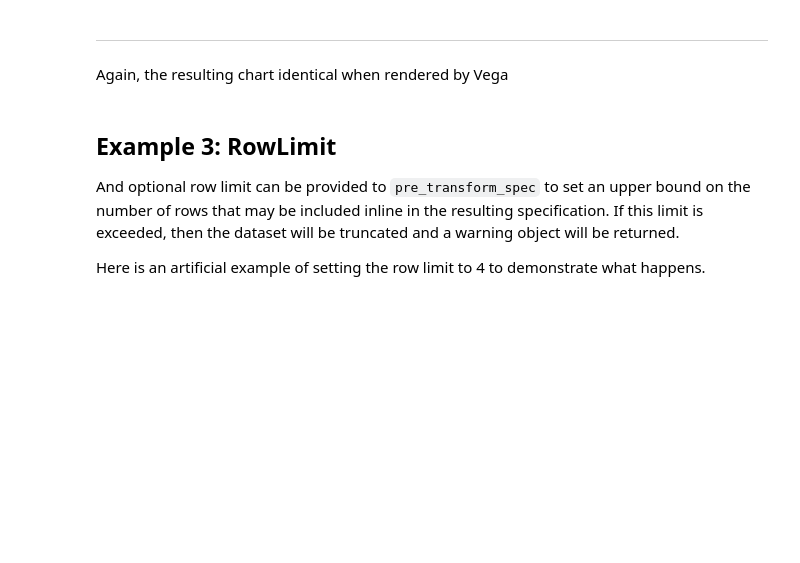
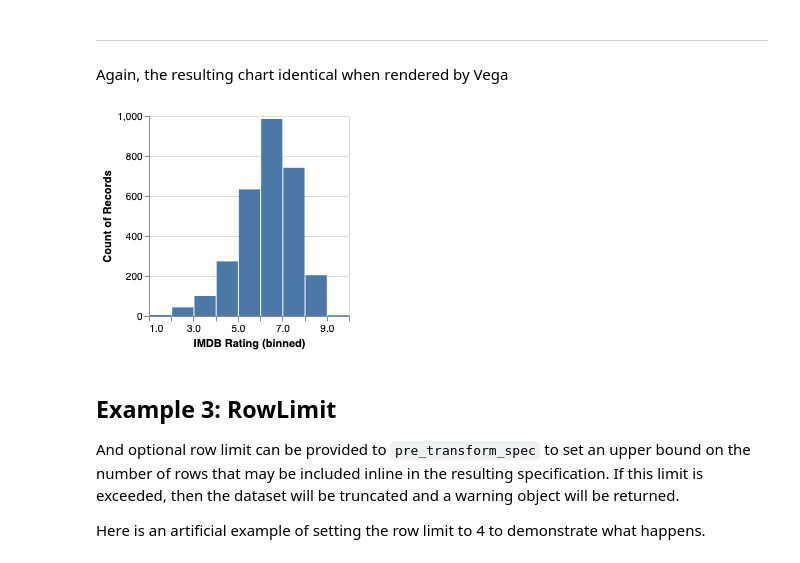
Before and after one commit to vega/vegafusion-demos, a Jupyter notebook: notebooks/pre_transform_vega/pre_transform.ipynb, the cells around one changed output. Drawn from its saved outputs; the diff is of its cells as text; code cells hidden in the pictures; blank space fills up the shorter version.

```diff
--- a/notebooks/pre_transform_vega/pre_transform.ipynb
+++ b/notebooks/pre_transform_vega/pre_transform.ipynb
@@ -195,7 +244,7 @@ movies.head()
 
 This DataFrame can be provided to `pre_transform_spec` method as a "named dataset", with name `"movies"`.  When a `DataFrame` is provided as a named dataset, it can be referenced by name from within the Vega specification using a special url syntax. In this case, the moveis dataset can be referenced as `"vegafusion+dataset://movies"`.  Here is the full specification:
 # %%
-full_spec_named = r"""
+full_spec_named = json.loads(r"""
 {
   "$schema": "https://vega.github.io/schema/vega/v5.json",
   "background": "white",
@@ -321,7 +370,7 @@ full_spec_named = r"""
     }
   ]
 }
-"""
+""")
 # %%
 transformed_spec, warnings = vf.runtime.pre_transform_spec(
     full_spec_named, local_tz, inline_datasets=dict(movies=movies)
@@ -334,7 +403,9 @@ print(json.dumps(json.loads(transformed_spec), indent=2))
 ---
 Again, the resulting chart identical when rendered by Vega
 # %%
-vega(json.loads(transformed_spec))
+vega(transformed_spec)
+# %% [output]
+[figure, added]
 # %% [markdown]
 ## Example 3: RowLimit
 And optional row limit can be provided to `pre_transform_spec` to set an upper bound on the number of rows that may be included inline in the resulting specification.  If this limit is exceeded, then the dataset will be truncated and a warning object will be returned.
```
Also changed, not shown: parts of 18 cells of this notebook, 6 other files.
